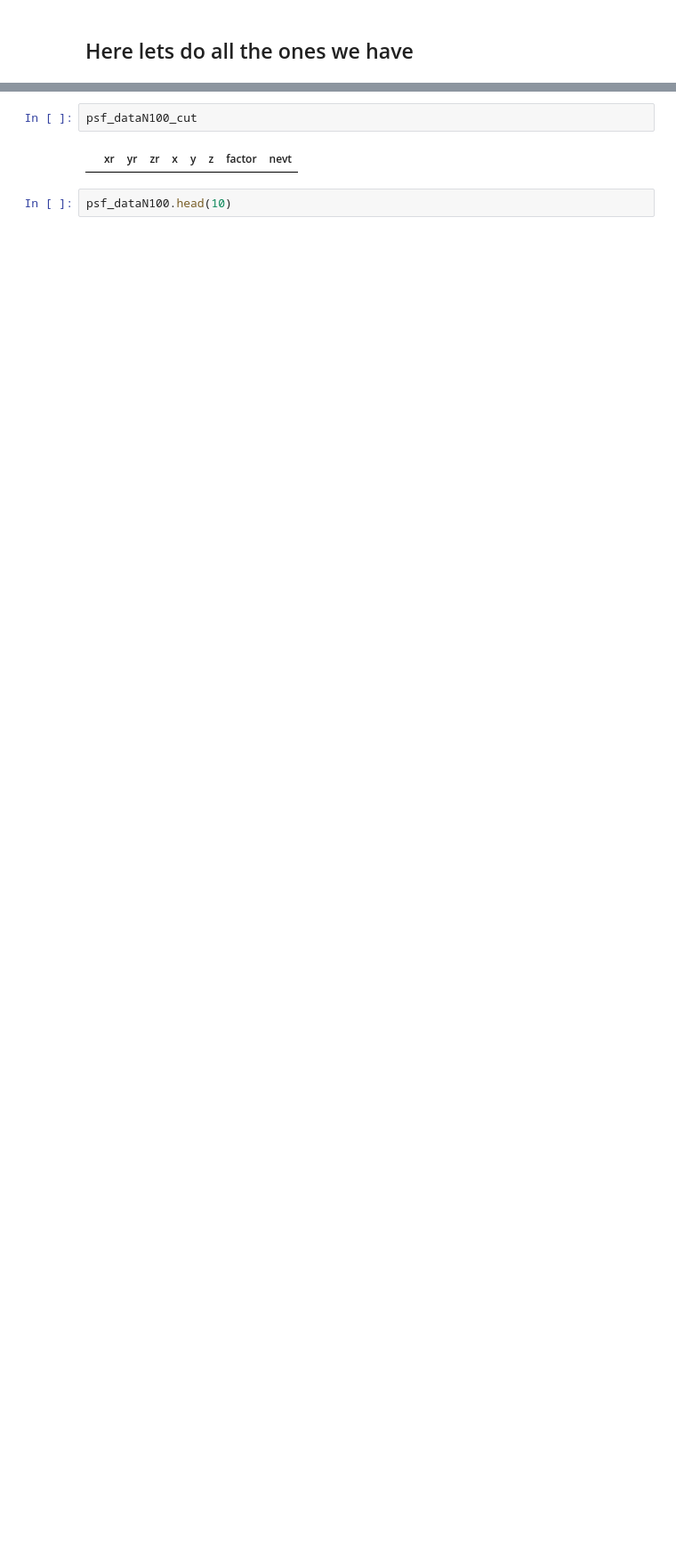
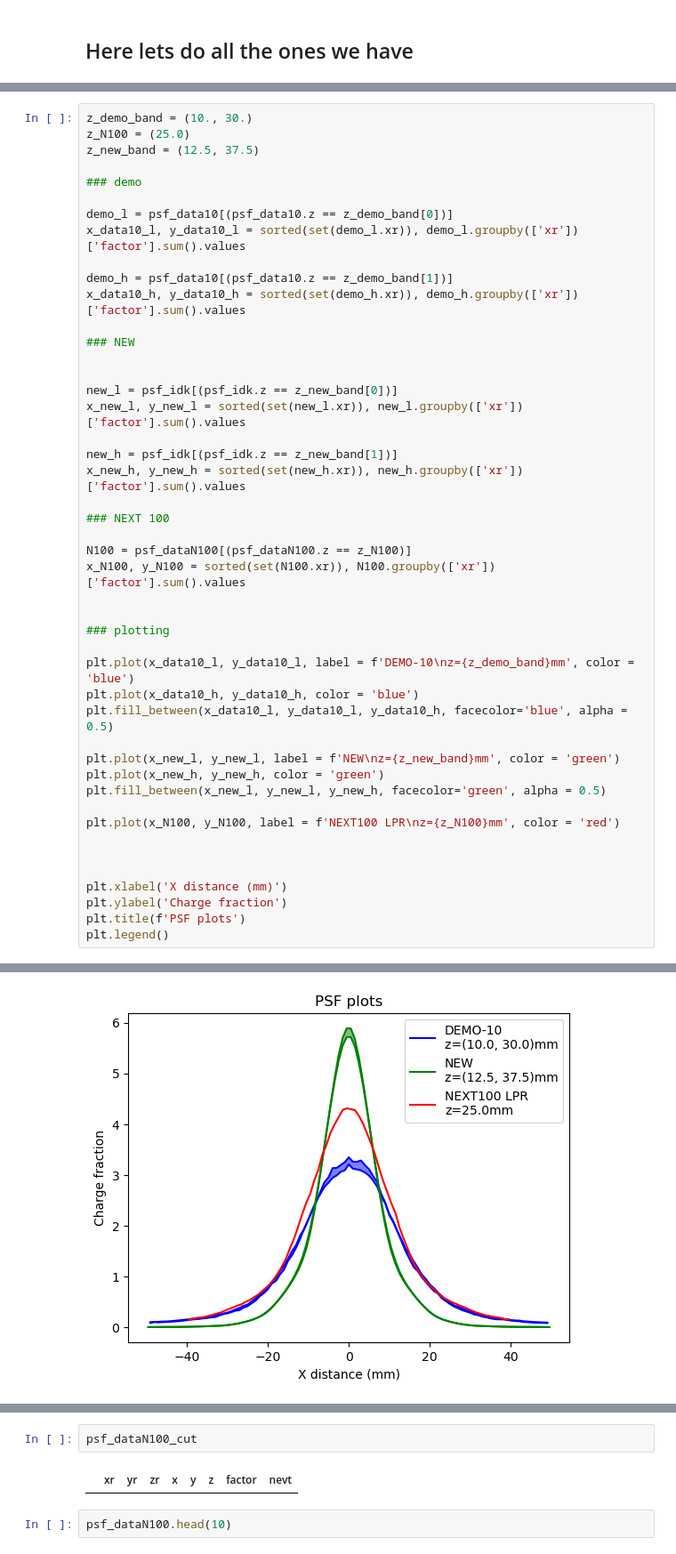
Before and after one commit to jwaiton/next_misc, a Jupyter notebook: Tl_studies/psf_study/modified_PSF_reader.ipynb, the cells around one changed output, grey strips where cells are left out. Shown: that part at 89% size. Saved outputs shown, nothing was run; the diff lists cells and outputs as text; blank space fills up the shorter version.

```diff
--- a/Tl_studies/psf_study/modified_PSF_reader.ipynb
+++ b/Tl_studies/psf_study/modified_PSF_reader.ipynb
@@ -160,0 +165,47 @@ plt.legend()
+# %%
+z_demo_band = (10., 30.)
+z_N100 = (25.0)
+z_new_band = (12.5, 37.5)
+
+### demo
+
+demo_l = psf_data10[(psf_data10.z == z_demo_band[0])]
+x_data10_l, y_data10_l = sorted(set(demo_l.xr)), demo_l.groupby(['xr'])['factor'].sum().values
+
+demo_h = psf_data10[(psf_data10.z == z_demo_band[1])]
+x_data10_h, y_data10_h = sorted(set(demo_h.xr)), demo_h.groupby(['xr'])['factor'].sum().values
+
+### NEW
+
+
+new_l = psf_idk[(psf_idk.z == z_new_band[0])]
+x_new_l, y_new_l = sorted(set(new_l.xr)), new_l.groupby(['xr'])['factor'].sum().values
+
+new_h = psf_idk[(psf_idk.z == z_new_band[1])]
+x_new_h, y_new_h = sorted(set(new_h.xr)), new_h.groupby(['xr'])['factor'].sum().values
+
+### NEXT 100
+
+N100 = psf_dataN100[(psf_dataN100.z == z_N100)]
+x_N100, y_N100 = sorted(set(N100.xr)), N100.groupby(['xr'])['factor'].sum().values
+
+
+### plotting
+
+plt.plot(x_data10_l, y_data10_l, label = f'DEMO-10\nz={z_demo_band}mm', color = 'blue')
+plt.plot(x_data10_h, y_data10_h, color = 'blue')
+plt.fill_between(x_data10_l, y_data10_l, y_data10_h, facecolor='blue', alpha = 0.5)
+
+plt.plot(x_new_l, y_new_l, label = f'NEW\nz={z_new_band}mm', color = 'green')
+plt.plot(x_new_h, y_new_h, color = 'green')
+plt.fill_between(x_new_l, y_new_l, y_new_h, facecolor='green', alpha = 0.5)
+
+plt.plot(x_N100, y_N100, label = f'NEXT100 LPR\nz={z_N100}mm', color = 'red')
+
+
+
+plt.xlabel('X distance (mm)')
+plt.ylabel('Charge fraction')
+plt.title(f'PSF plots')
+plt.legend()
+# %% [output]
@@ -160,0 +213 @@ plt.legend()
+[figure, added]
```
Also changed, not shown: parts of 10 cells of this notebook, 2 other files.
